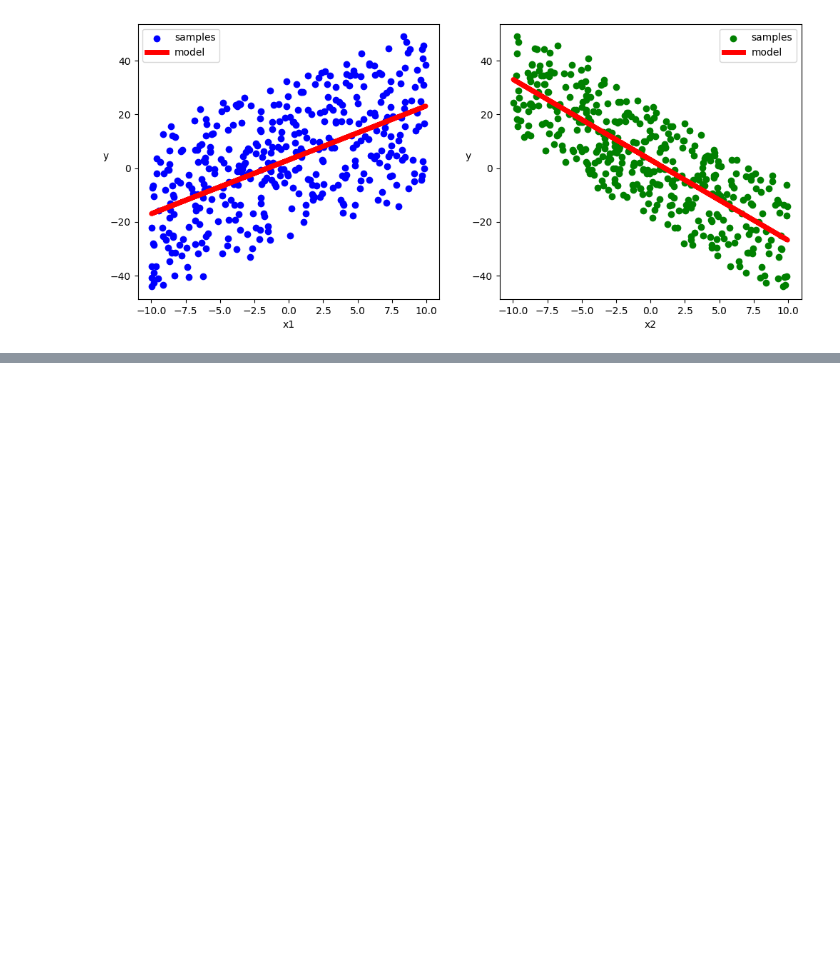
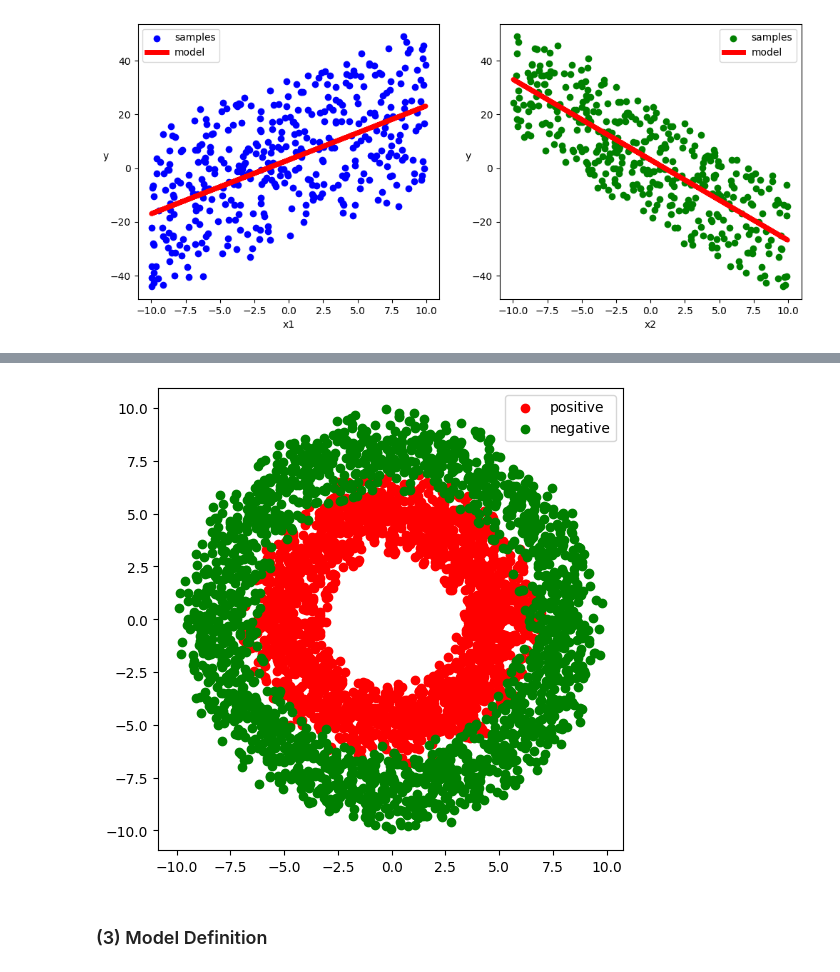
Before and after one commit to Anjasfedo/Learning-TensorFlow, a Jupyter notebook: eat_tensorflow2_in_30_days/Chapter3_2.ipynb, the cells around one changed output, grey strips where cells are left out. Saved outputs shown, nothing was run; the diff lists cells and outputs as text; code cells hidden in the pictures; blank space fills up the shorter version.

Commit message:
DNN Binary Classification Model on Mid-level API

```diff
--- a/eat_tensorflow2_in_30_days/Chapter3_2.ipynb
+++ b/eat_tensorflow2_in_30_days/Chapter3_2.ipynb
@@ -156,0 +167,15 @@ plt.show()
+# %%
+# Number of positive & negative samples
+n_positive, n_negative = 2000, 2000
+# %%
+# Generate the positive samples with a distribution on a smaller ring
+r_p = 5.0 + tf.random.truncated_normal([n_positive, 1], 0.0, 1.0)
+theta_p = tf.random.uniform([n_positive, 1], 0.0, 2 * np.pi)
+Xp = tf.concat([r_p * tf.cos(theta_p), r_p * tf.sin(theta_p)], axis=1)
+Yp = tf.ones_like(r_p)
+# %%
+# Generate the negative samples with a distribution on a larger ring
+r_n = 8.0 + tf.random.truncated_normal([n_negative, 1], 0.0, 1.0)
+theta_n = tf.random.uniform([n_negative, 1], 0.0, 2 * np.pi)
+Xn = tf.concat([r_n * tf.cos(theta_n), r_n * tf.sin(theta_n)], axis=1)
+Yn = tf.zeros_like(r_n)
@@ -156,0 +186,9 @@ plt.show()
+# %%
+# Visualize the data
+plt.figure(figsize=(6, 6))
+plt.scatter(Xp[:, 0].numpy(), Xp[:, 1].numpy(), c='r', label='positive')
+plt.scatter(Xn[:, 0].numpy(), Xn[:, 1].numpy(), c='g', label='negative')
+plt.legend()
+plt.show()
+# %% [output]
+[figure, added]
@@ -156,0 +200,2 @@ plt.show()
+# %% [markdown]
+### (3) Model Definition
```
Also changed, not shown: parts of 13 cells of this notebook.
